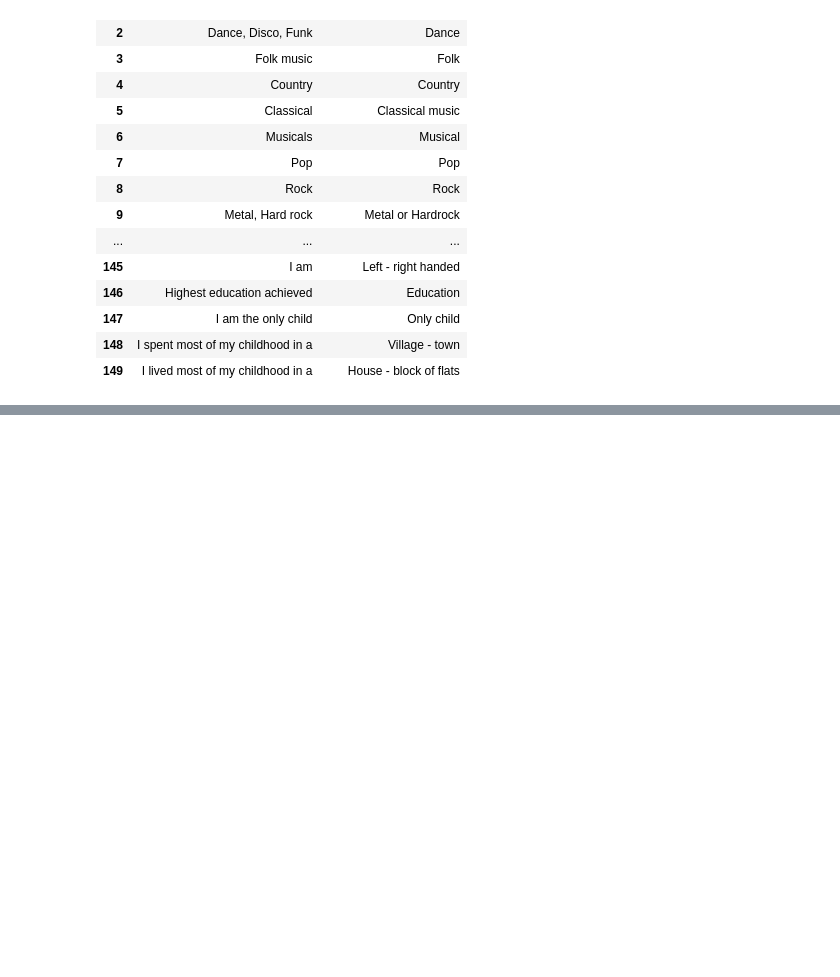
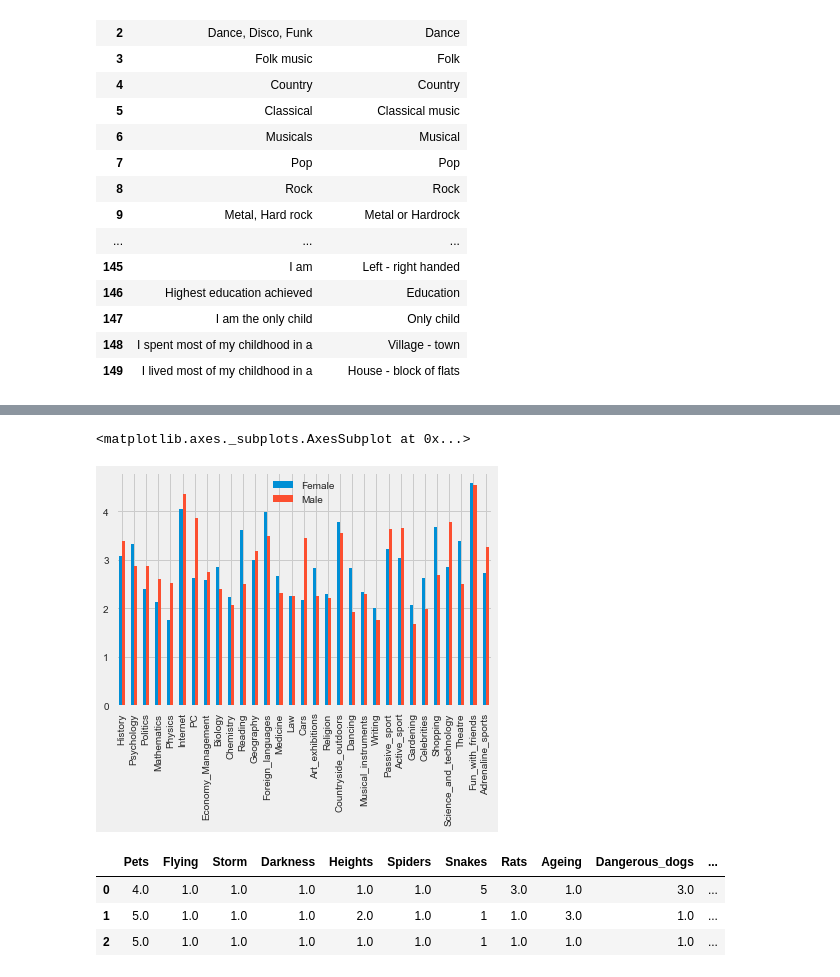
Before and after one commit to xiaoyangliu/Capstone-Avivi, a Jupyter notebook: Ryerson Capstone Project.ipynb, the cells around one changed output, grey strips where cells are left out. Cells and saved outputs as stored; diff of their text form; code cells hidden in the pictures; blank space fills up the shorter version.

```diff
--- a/Ryerson Capstone Project.ipynb
+++ b/Ryerson Capstone Project.ipynb
@@ -383,0 +456,9 @@ response['Music'].value_counts().plot.bar()
+# %%
+hob_f = hob2.loc[hob2['Gender'] == 'female']
+hob_m = hob2.loc[hob2['Gender'] == 'male']
+hob_f_m = hob_f.mean()
+hob_m_m = hob_m.mean()
+hob_diff = pd.DataFrame(hob_f_m, columns=['Female'])
+hob_diff['Male'] = hob_m_m
+
+hob_diff
@@ -383,0 +483,16 @@ response['Music'].value_counts().plot.bar()
+# %%
+hob_diff.plot(kind='bar')
+# %% [output]
+<matplotlib.axes._subplots.AxesSubplot at 0x...>
+[figure, added]
+# %%
+#create phobia sub-datasets for comparing
+pho = df[list(df.columns[62:72]) + list(df.columns[144:])]
+pho2 = pho.iloc[:,:11]
+
+pho2.head(3)
+# %% [output]
+|  | Pets | Flying | Storm | Darkness | Heights | Spiders | Snakes | Rats | Ageing | Dangerous_dogs | ... |
+| 0 | 4.0 | 1.0 | 1.0 | 1.0 | 1.0 | 1.0 | 5 | 3.0 | 1.0 | 3.0 | ... |
+| 1 | 5.0 | 1.0 | 1.0 | 1.0 | 2.0 | 1.0 | 1 | 1.0 | 3.0 | 1.0 | ... |
+| 2 | 5.0 | 1.0 | 1.0 | 1.0 | 1.0 | 1.0 | 1 | 1.0 | 1.0 | 1.0 | ... |
```
Also changed, not shown: parts of 130 cells of this notebook.
